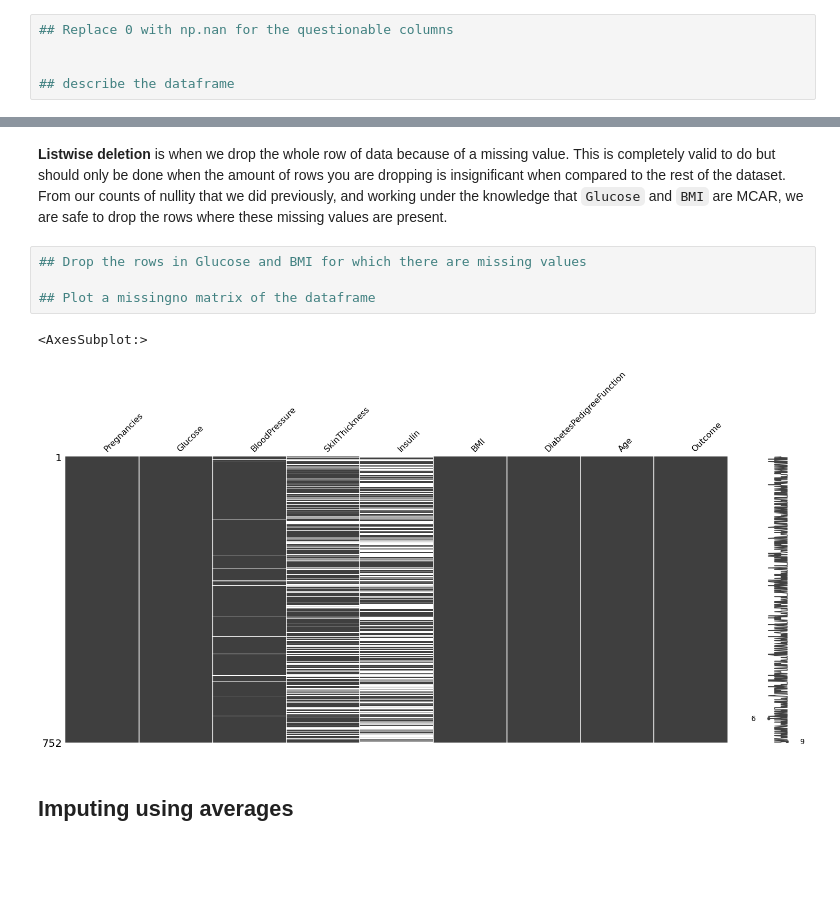
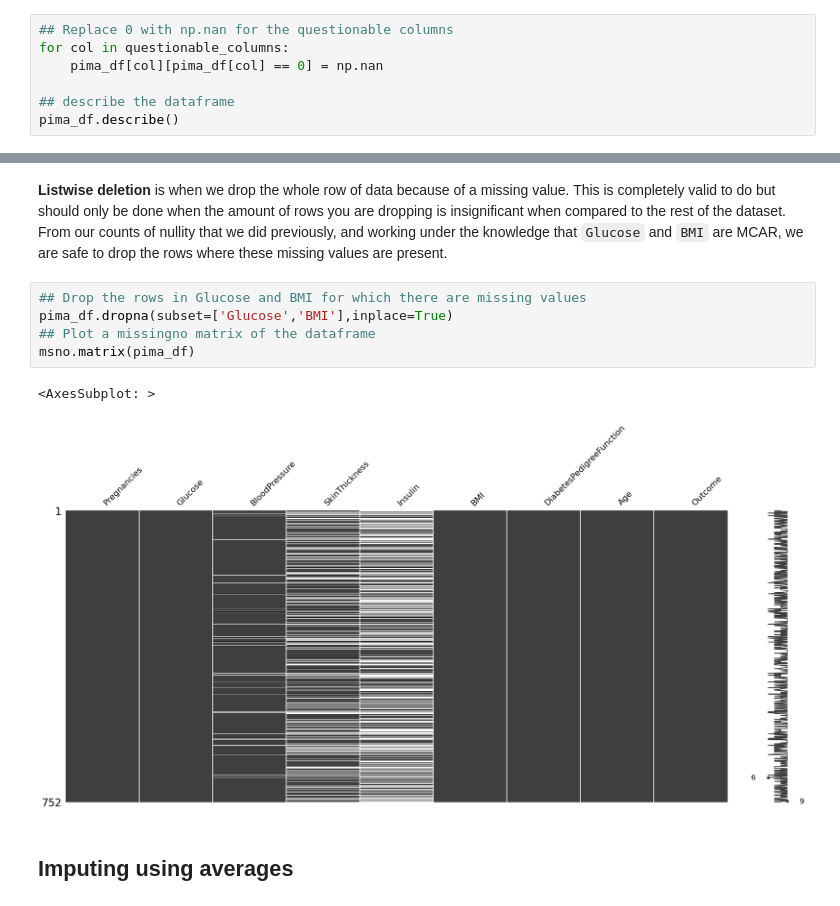
Before and after one commit to Gangxin-Li/Modelling-Airbnb-property-dataset, a Jupyter notebook: Missing_Data.ipynb, the cells around one changed output, grey strips where cells are left out. Cells and saved outputs as stored; diff of their text form; blank space fills up the shorter version.

```diff
--- a/Missing_Data.ipynb
+++ b/Missing_Data.ipynb
@@ -211,9 +211,11 @@ fig.show()
 Ok, so we can't pass "0" as an argument to `na_values` `.read_csv()` like we did previously because some of our 0 values are legitimate. Instead, we'll have to 'manually' replace these values with `np.nan`
 # %%
 ## Replace 0 with np.nan for the questionable columns
-
+for col in questionable_columns:
+    pima_df[col][pima_df[col] == 0] = np.nan
 
 ## describe the dataframe
+pima_df.describe()
 # %% [output]
 A value is trying to be set on a copy of a slice from a DataFrame
 
@@ -349,11 +351,12 @@ Mean of Glucose via manual calculation  : 121.6867627785059
 **Listwise deletion** is when we drop the whole row of data because of a missing value. This is completely valid to do but should only be done when the amount of rows you are dropping is insignificant when compared to the rest of the dataset. From our counts of nullity that we did previously, and working under the knowledge that `Glucose` and `BMI` are MCAR, we are safe to drop the rows where these missing values are present.
 # %%
 ## Drop the rows in Glucose and BMI for which there are missing values
-
+pima_df.dropna(subset=['Glucose','BMI'],inplace=True)
 ## Plot a missingno matrix of the dataframe
+msno.matrix(pima_df)
 # %% [output]
-<AxesSubplot:>
+<AxesSubplot: >
-[figure, old version]
+[figure, new version]
 # %% [markdown]
 ## Imputing using averages
 # %% [markdown]
```
Also changed, not shown: parts of 12 cells of this notebook, 4 other files.
